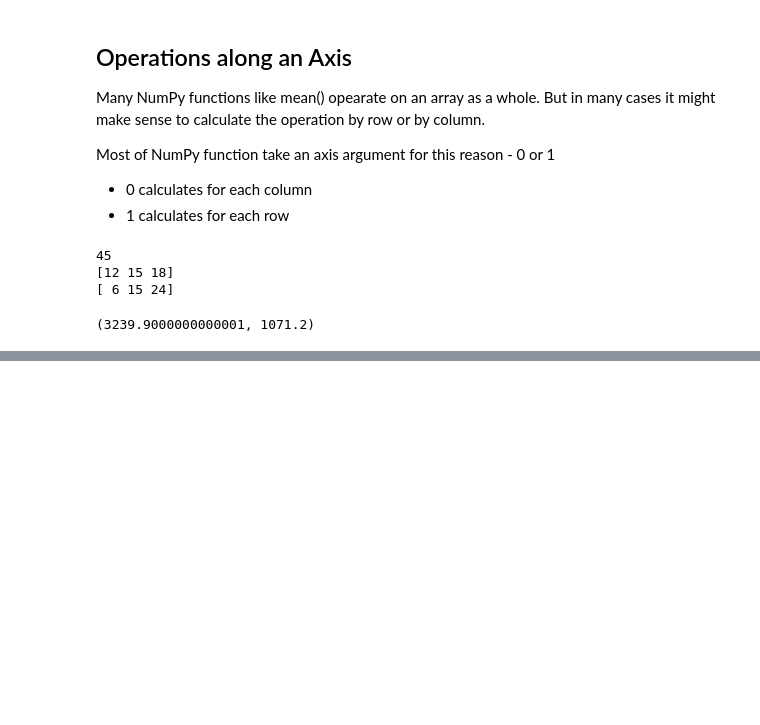
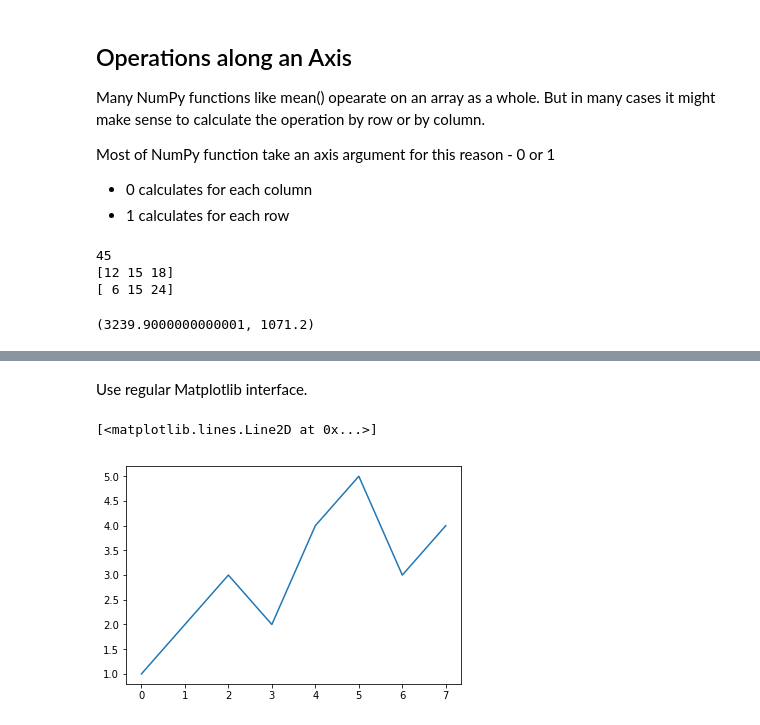
Before and after one commit to msznajder/udacity_intro_to_data_analysis-, a Jupyter notebook: udacity_intro_to_data_analysis/lesson_2/lesson_2.ipynb, the cells around one changed output, grey strips where cells are left out. Drawn from its saved outputs; the diff is of its cells as text; code cells hidden in the pictures; blank space fills up the shorter version.

Commit message:
Udacity - Intro to data analysis: finished lesson 2.

```diff
--- a/udacity_intro_to_data_analysis/lesson_2/lesson_2.ipynb
+++ b/udacity_intro_to_data_analysis/lesson_2/lesson_2.ipynb
@@ -707,0 +1145,3 @@ min_and_max_riders_per_day(ridership)
+# %%
+s = pd.Series(data=[1, 2, 3, 2, 4, 5, 3, 4])
+s
@@ -707,0 +1158,7 @@ min_and_max_riders_per_day(ridership)
+# %% [markdown]
+Use regular Matplotlib interface.
+# %%
+plt.plot(s)
+# %% [output]
+[<matplotlib.lines.Line2D at 0x...>]
+[figure, added]
```
Also changed, not shown: parts of 47 cells of this notebook, 6 other files.
